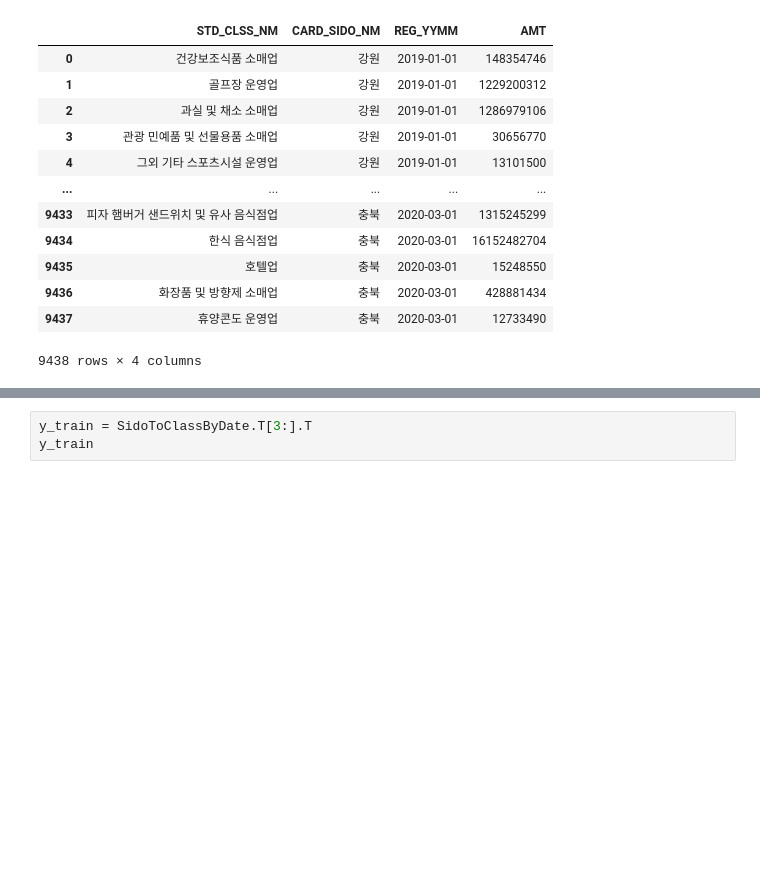
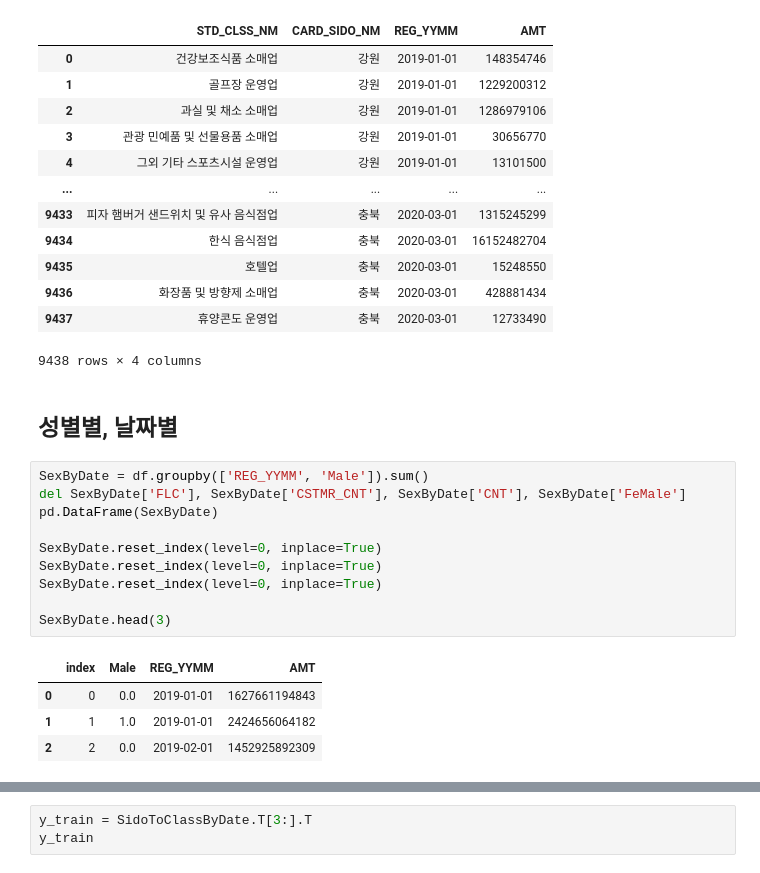
Before and after one commit to brainer3220/Jeju_CreditCard_Compete, a Jupyter notebook: 제주_빅데이터_경진대회.ipynb, the cells around one changed output, grey strips where cells are left out. Saved outputs shown, nothing was run; the diff lists cells and outputs as text; blank space fills up the shorter version.

```diff
--- a/제주_빅데이터_경진대회.ipynb
+++ b/제주_빅데이터_경진대회.ipynb
@@ -271,3 +271,20 @@ SidoToClassByDate
 | 9436 | 화장품 및 방향제 소매업 | 충북 | 2020-03-01 | 428881434 |
 | 9437 | 휴양콘도 운영업 | 충북 | 2020-03-01 | 12733490 |
 9438 rows × 4 columns
+# %% [markdown]
+## 성별별, 날짜별
+# %%
+SexByDate = df.groupby(['REG_YYMM', 'Male']).sum()
+del SexByDate['FLC'], SexByDate['CSTMR_CNT'], SexByDate['CNT'], SexByDate['FeMale']
+pd.DataFrame(SexByDate)
+
+SexByDate.reset_index(level=0, inplace=True)
+SexByDate.reset_index(level=0, inplace=True)
+SexByDate.reset_index(level=0, inplace=True)
+
+SexByDate.head(3)
+# %% [output]
+|  | index | Male | REG_YYMM | AMT |
+| 0 | 0 | 0.0 | 2019-01-01 | 1627661194843 |
+| 1 | 1 | 1.0 | 2019-01-01 | 2424656064182 |
+| 2 | 2 | 0.0 | 2019-02-01 | 1452925892309 |
```
Also changed, not shown: parts of 5 cells of this notebook.
